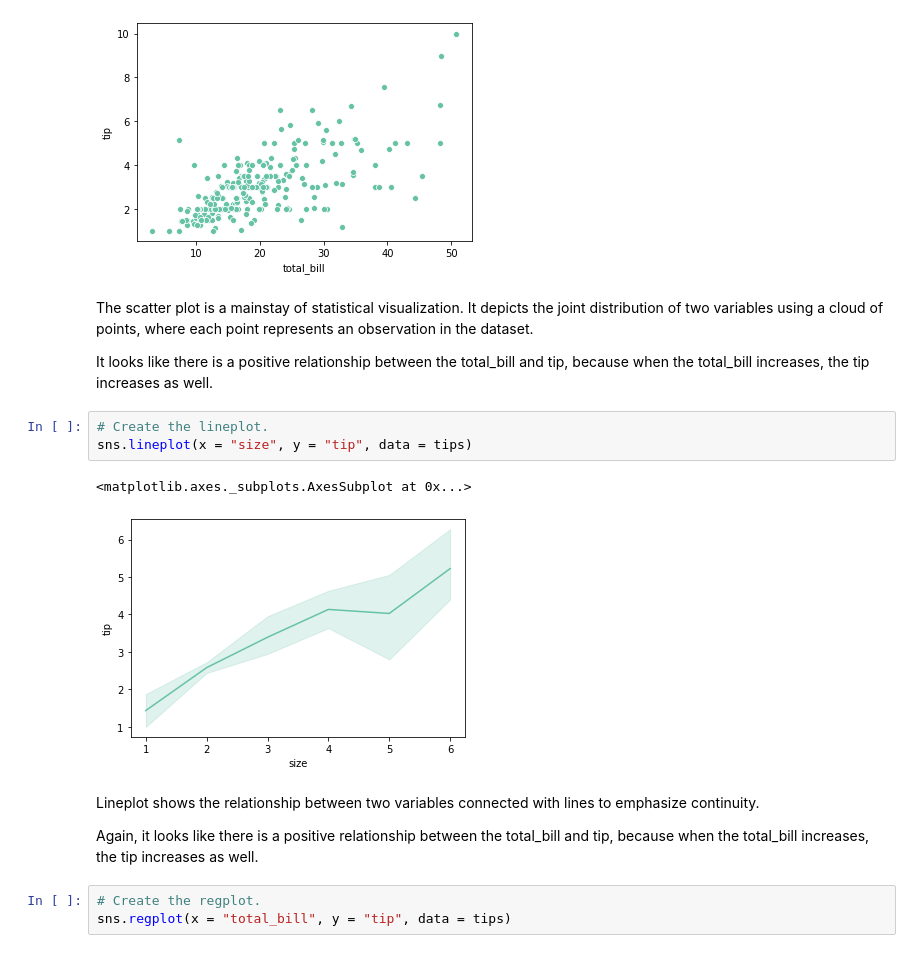
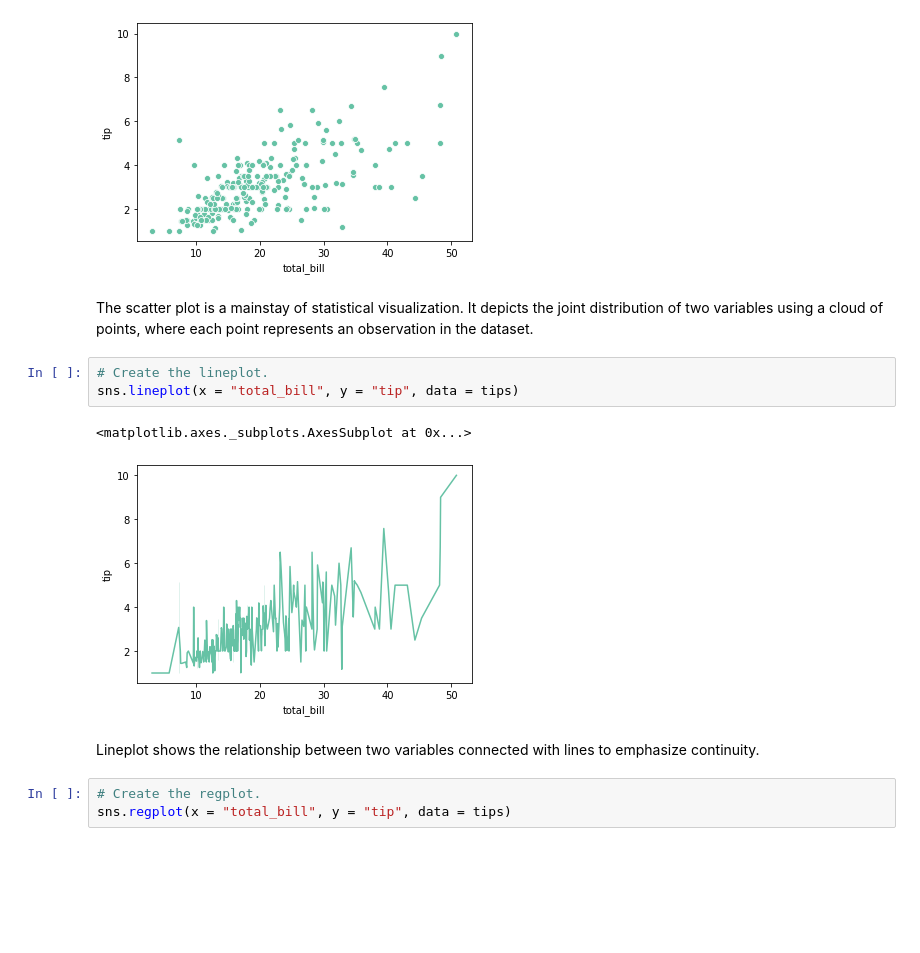
Before and after one commit to amacuga/fundamentals-assessment, a Jupyter notebook: Assessment.ipynb, the cells around one changed output. Saved outputs shown, nothing was run; the diff lists cells and outputs as text; blank space fills up the shorter version.

```diff
--- a/Assessment.ipynb
+++ b/Assessment.ipynb
@@ -260,18 +260,14 @@ sns.scatterplot(x = "total_bill", y = "tip", data = tips)
 [figure]
 # %% [markdown]
 The scatter plot is a mainstay of statistical visualization. It depicts the joint distribution of two variables using a cloud of points, where each point represents an observation in the dataset.
-
-It looks like there is a positive relationship between the total_bill and tip, because when the total_bill increases, the tip increases as well.
 # %%
 # Create the lineplot.
-sns.lineplot(x = "size", y = "tip", data = tips)
+sns.lineplot(x = "total_bill", y = "tip", data = tips)
 # %% [output]
 <matplotlib.axes._subplots.AxesSubplot at 0x...>
-[figure, old version]
+[figure, new version]
 # %% [markdown]
 Lineplot shows the relationship between two variables connected with lines to emphasize continuity.
-
-Again, it looks like there is a positive relationship between the total_bill and tip, because when the total_bill increases, the tip increases as well.
 # %%
 # Create the regplot.
 sns.regplot(x = "total_bill", y = "tip", data = tips)
```
Also changed, not shown: parts of 5 cells of this notebook.
